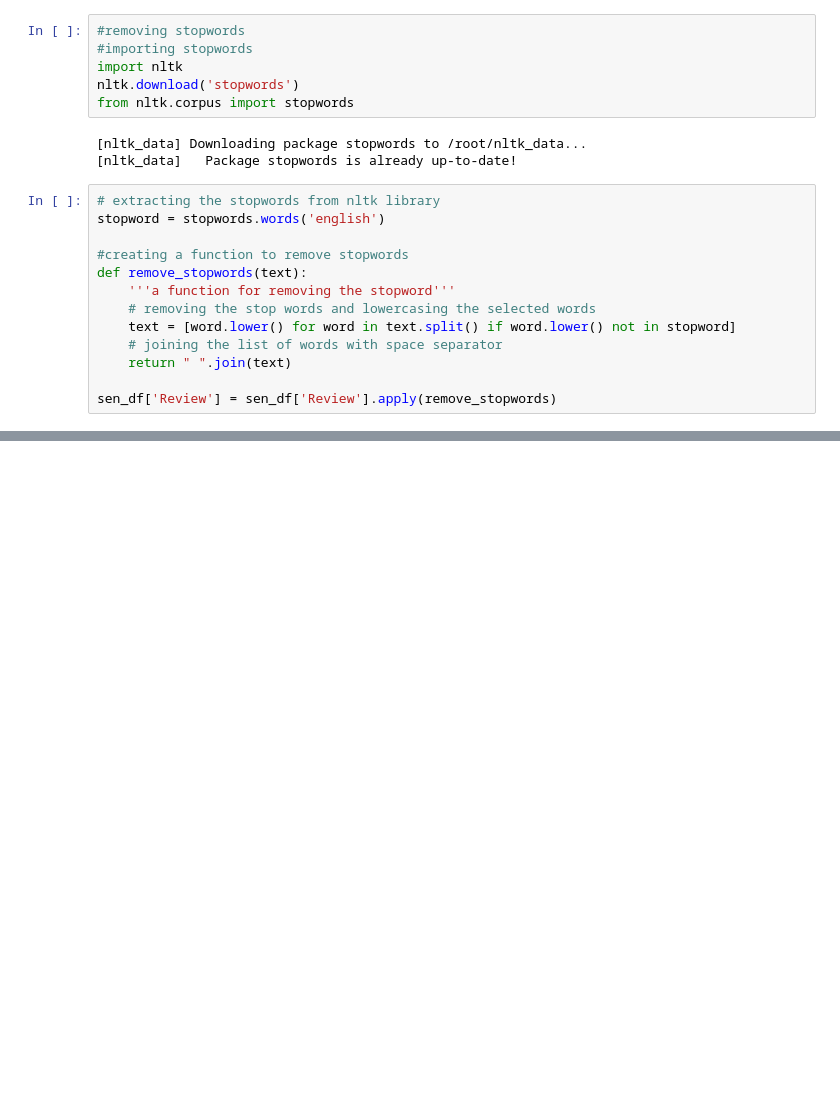
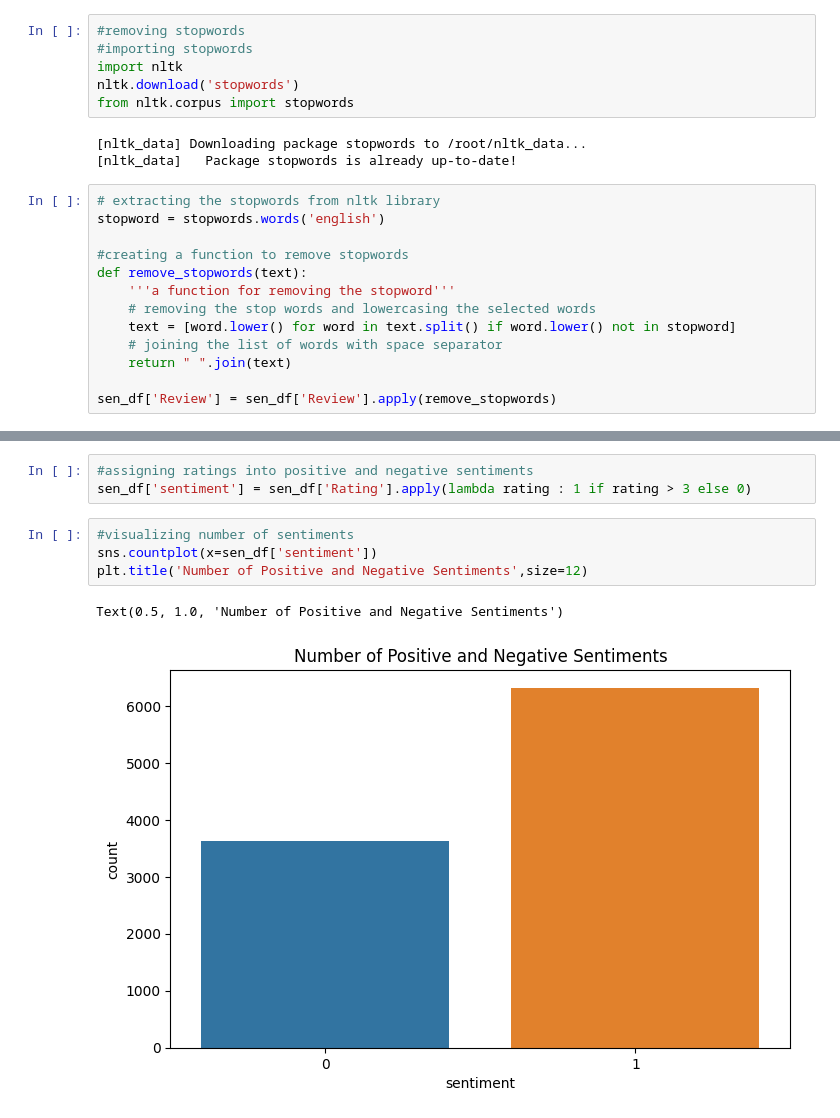
Before and after one commit to vithika-karan/Zomato-Restaurant-Clustering-and-Sentiment-Analysis, a Jupyter notebook: Zomato_Restaurant_Clustering_and_Sentiment_Analysis_Vithika_Karan.ipynb, the cells around one changed output, grey strips where cells are left out. Saved outputs shown, nothing was run; the diff lists cells and outputs as text; blank space fills up the shorter version.

Commit message:
Sentiment Analysis 3

```diff
--- a/Zomato_Restaurant_Clustering_and_Sentiment_Analysis_Vithika_Karan.ipynb
+++ b/Zomato_Restaurant_Clustering_and_Sentiment_Analysis_Vithika_Karan.ipynb
@@ -1229,0 +1230,10 @@ plt.show()
+# %%
+#assigning ratings into positive and negative sentiments
+sen_df['sentiment'] = sen_df['Rating'].apply(lambda rating : 1 if rating > 3 else 0)
+# %%
+#visualizing number of sentiments
+sns.countplot(x=sen_df['sentiment'])
+plt.title('Number of Positive and Negative Sentiments',size=12)
+# %% [output]
+Text(0.5, 1.0, 'Number of Positive and Negative Sentiments')
+[figure, added]
```
Also changed, not shown: parts of 15 cells of this notebook.
